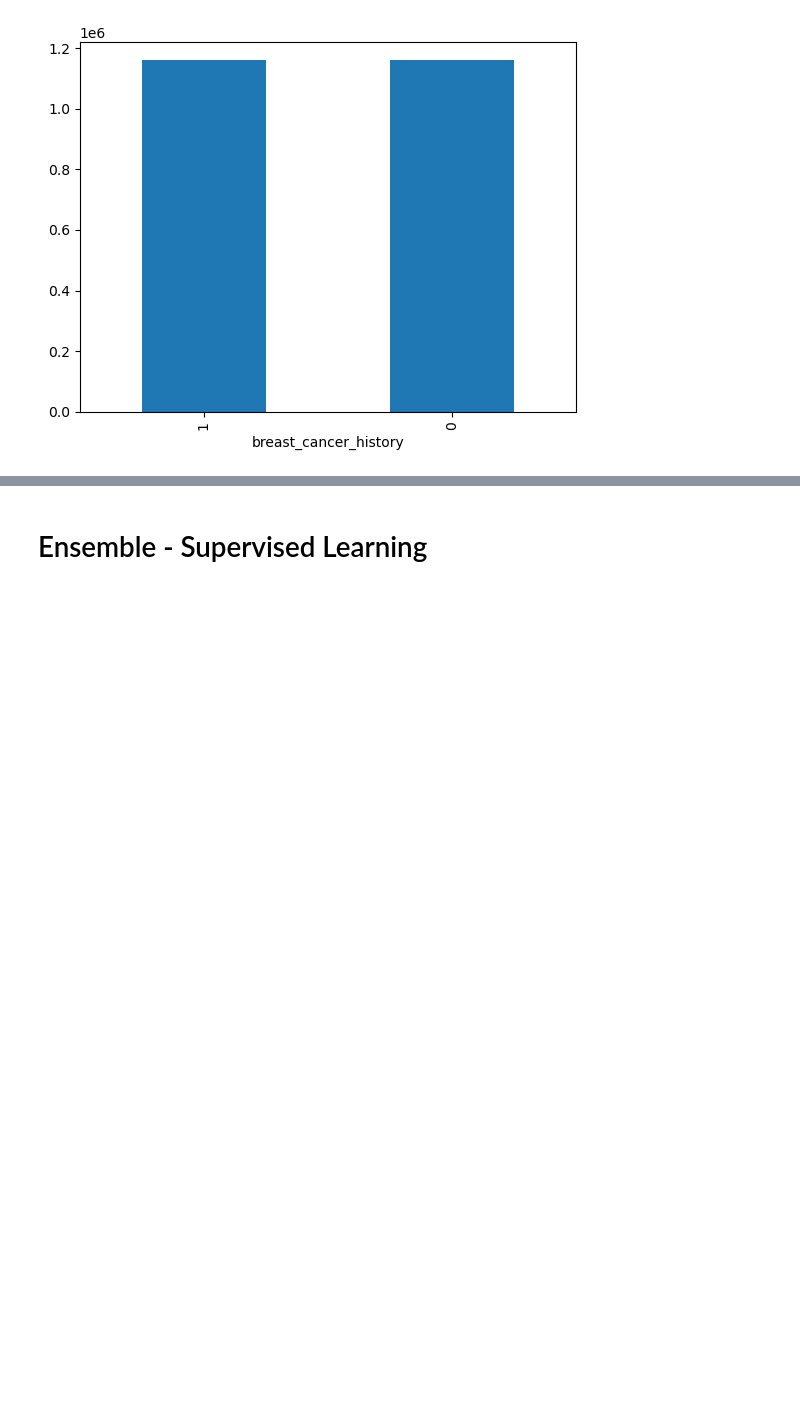
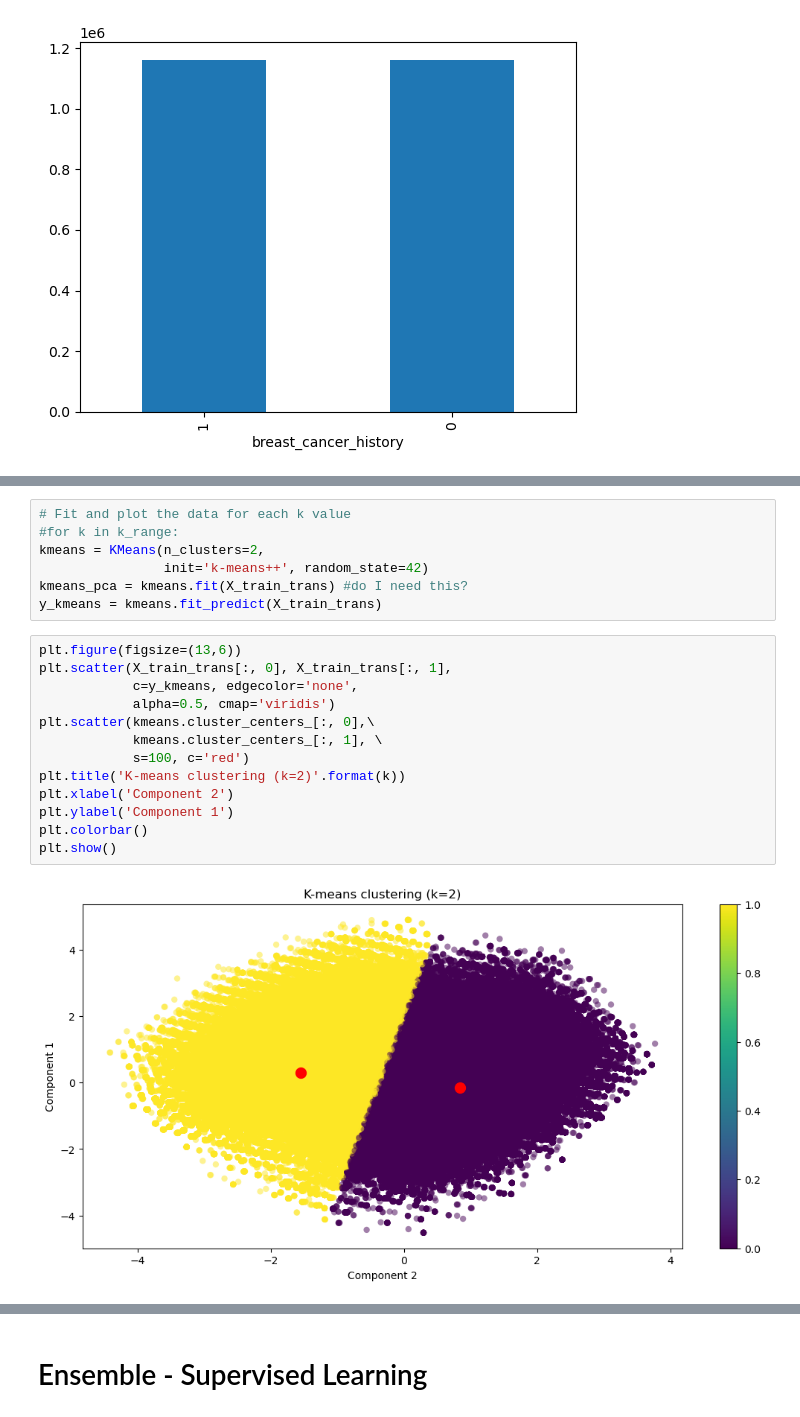
Before and after one commit to schwartzh2017/Final_Project_CL_HS, a Jupyter notebook: HS_analysis.ipynb, the cells around one changed output, grey strips where cells are left out. Drawn from its saved outputs; the diff is of its cells as text; blank space fills up the shorter version.

```diff
--- a/HS_analysis.ipynb
+++ b/HS_analysis.ipynb
@@ -103,0 +163,22 @@ X_scaled.sample(5)
+# %%
+# Fit and plot the data for each k value
+#for k in k_range:
+kmeans = KMeans(n_clusters=2,
+                init='k-means++', random_state=42)
+kmeans_pca = kmeans.fit(X_train_trans) #do I need this?
+y_kmeans = kmeans.fit_predict(X_train_trans)
+# %%
+plt.figure(figsize=(13,6))
+plt.scatter(X_train_trans[:, 0], X_train_trans[:, 1],
+            c=y_kmeans, edgecolor='none',
+            alpha=0.5, cmap='viridis')
+plt.scatter(kmeans.cluster_centers_[:, 0],\
+            kmeans.cluster_centers_[:, 1], \
+            s=100, c='red')
+plt.title('K-means clustering (k=2)'.format(k))
+plt.xlabel('Component 2')
+plt.ylabel('Component 1')
+plt.colorbar()
+plt.show()
+# %% [output]
+[figure, added]
```
Also changed, not shown: parts of 42 cells of this notebook.
